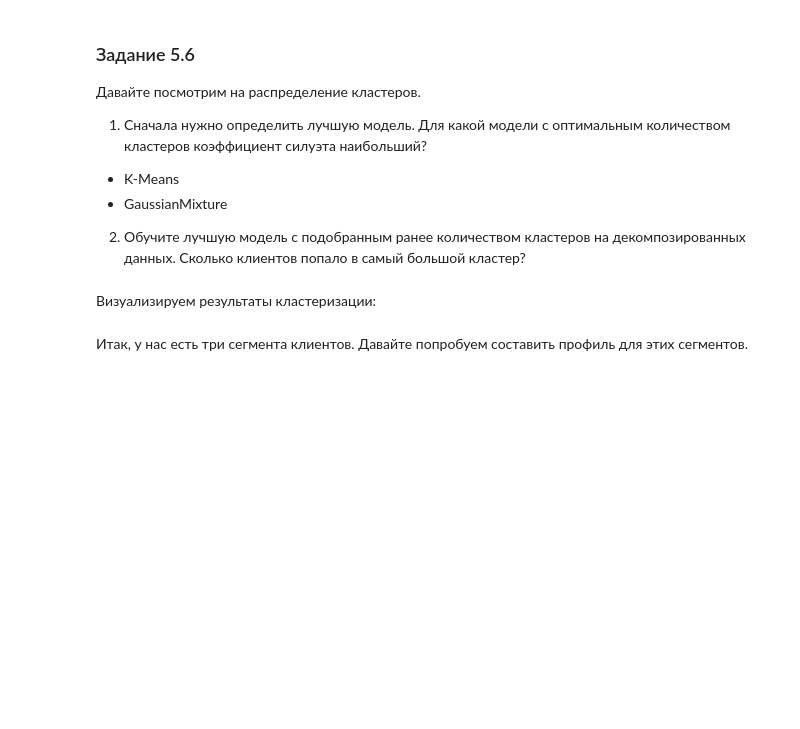
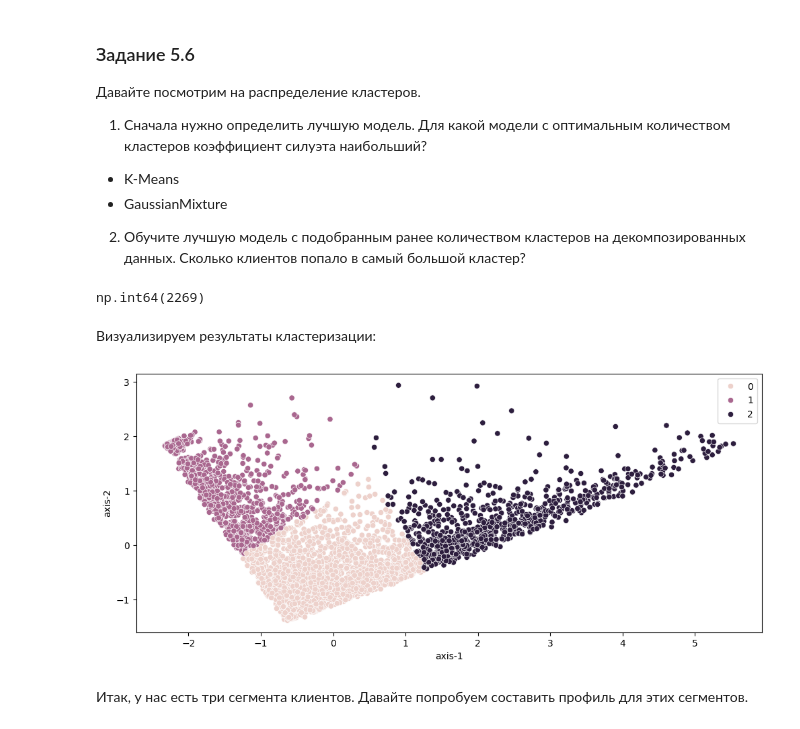
Before and after one commit to eartzhi/gift_shop, a Jupyter notebook: gift_shop.ipynb, the cells around one changed output. Cells and saved outputs as stored; diff of their text form; code cells hidden in the pictures; blank space fills up the shorter version.

```diff
--- a/gift_shop.ipynb
+++ b/gift_shop.ipynb
@@ -869,16 +913,25 @@ sns.scatterplot(data=pd.DataFrame(rfm_table_processed), x='axis-1', y='axis-2');
 
 2) Обучите лучшую модель с подобранным ранее количеством кластеров на декомпозированных данных.
 Сколько клиентов попало в самый большой кластер?
+# %%
+km = cluster.KMeans(n_clusters=3, random_state=11)
+km.fit(rfm_table_processed)
+# siluete_score.append(metrics.silhouette_score(rfm_table_processed, km.labels_, metric='euclidean'))
+print(f'Максимальное количество клиентов в кластере - {max(np.unique_counts(km.labels_).counts)}')
+# %% [output]
+np.int64(2269)
 # %% [markdown]
 Визуализируем результаты кластеризации:
 # %%
 fig = plt.figure(figsize=(12, 5))
 sns.scatterplot(
     data=rfm_table_processed,
     x='axis-1',
     y='axis-2',
-    hue=labels,
+    hue=km.labels_,
 );
+# %% [output]
+[figure, added]
 # %% [markdown]
 Итак, у нас есть три сегмента клиентов. Давайте попробуем составить профиль для этих сегментов.
 # %% [markdown]
```
Also changed, not shown: parts of 25 cells of this notebook, 3 other files.
